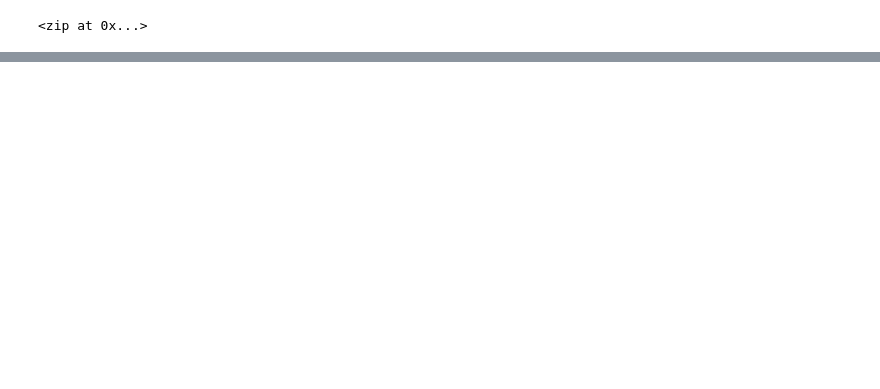
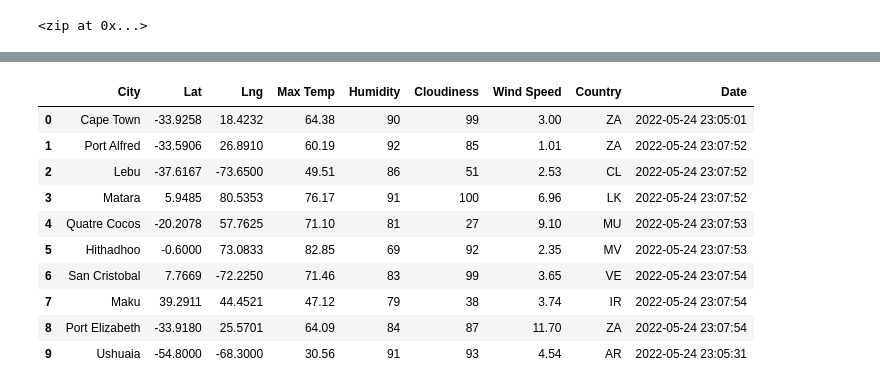
Before and after one commit to berg0804/World_Weather_Analysis, a Jupyter notebook: WeatherPy.ipynb, the cells around one changed output, grey strips where cells are left out. Saved outputs shown, nothing was run; the diff lists cells and outputs as text; code cells hidden in the pictures; blank space fills up the shorter version.

```diff
--- a/WeatherPy.ipynb
+++ b/WeatherPy.ipynb
@@ -81,12 +72,13 @@ celina us
 # %%
-# create a list for holding the cities
+# Create a list for holding the cities.
 cities = []
-# identify the nearest city for each latitude and longitude combination
-for coordiante in coordinates:
+# Identify the nearest city for each latitude and longitude combination.
+for coordinate in coordinates:
     city = citipy.nearest_city(coordinate[0], coordinate[1]).city_name
-    # if the city is unique, then we will add it to the cities list
+
+    # If the city is unique, then we will add it to the cities list.
     if city not in cities:
         cities.append(city)
-# print the city count to confirm sufficient count
+# Print the city count to confirm sufficient count.
 len(cities)
 # %% [output]
@@ -93,0 +92,3 @@ len(cities)
+# %%
+url = "http://api.openweathermap.org/data/2.5/weather?units=Imperial&APPID=" + weather_api_key
+print(url)
@@ -93,0 +101,10 @@ len(cities)
+# %%
+# Create an empty list to hold the weather data.
+city_data = []
+# Print the beginning of the logging.
+print("Beginning Data Retrieval     ")
+print("-----------------------------")
+
+# Create counters.
+record_count = 1
+set_count = 1
@@ -93,0 +216,15 @@ len(cities)
+# %%
+city_data_df = pd.DataFrame(city_data)
+city_data_df.head(10)
+# %% [output]
+|  | City | Lat | Lng | Max Temp | Humidity | Cloudiness | Wind Speed | Country | Date |
+| 0 | Cape Town | -33.9258 | 18.4232 | 64.38 | 90 | 99 | 3.00 | ZA | 2022-05-24 23:05:01 |
+| 1 | Port Alfred | -33.5906 | 26.8910 | 60.19 | 92 | 85 | 1.01 | ZA | 2022-05-24 23:07:52 |
+| 2 | Lebu | -37.6167 | -73.6500 | 49.51 | 86 | 51 | 2.53 | CL | 2022-05-24 23:07:52 |
+| 3 | Matara | 5.9485 | 80.5353 | 76.17 | 91 | 100 | 6.96 | LK | 2022-05-24 23:07:52 |
+| 4 | Quatre Cocos | -20.2078 | 57.7625 | 71.10 | 81 | 27 | 9.10 | MU | 2022-05-24 23:07:53 |
+| 5 | Hithadhoo | -0.6000 | 73.0833 | 82.85 | 69 | 92 | 2.35 | MV | 2022-05-24 23:07:53 |
+| 6 | San Cristobal | 7.7669 | -72.2250 | 71.46 | 83 | 99 | 3.65 | VE | 2022-05-24 23:07:54 |
+| 7 | Maku | 39.2911 | 44.4521 | 47.12 | 79 | 38 | 3.74 | IR | 2022-05-24 23:07:54 |
+| 8 | Port Elizabeth | -33.9180 | 25.5701 | 64.09 | 84 | 87 | 11.70 | ZA | 2022-05-24 23:07:54 |
+| 9 | Ushuaia | -54.8000 | -68.3000 | 30.56 | 91 | 93 | 4.54 | AR | 2022-05-24 23:05:31 |
```
Also changed, not shown: parts of 22 cells of this notebook, 8 other files.
